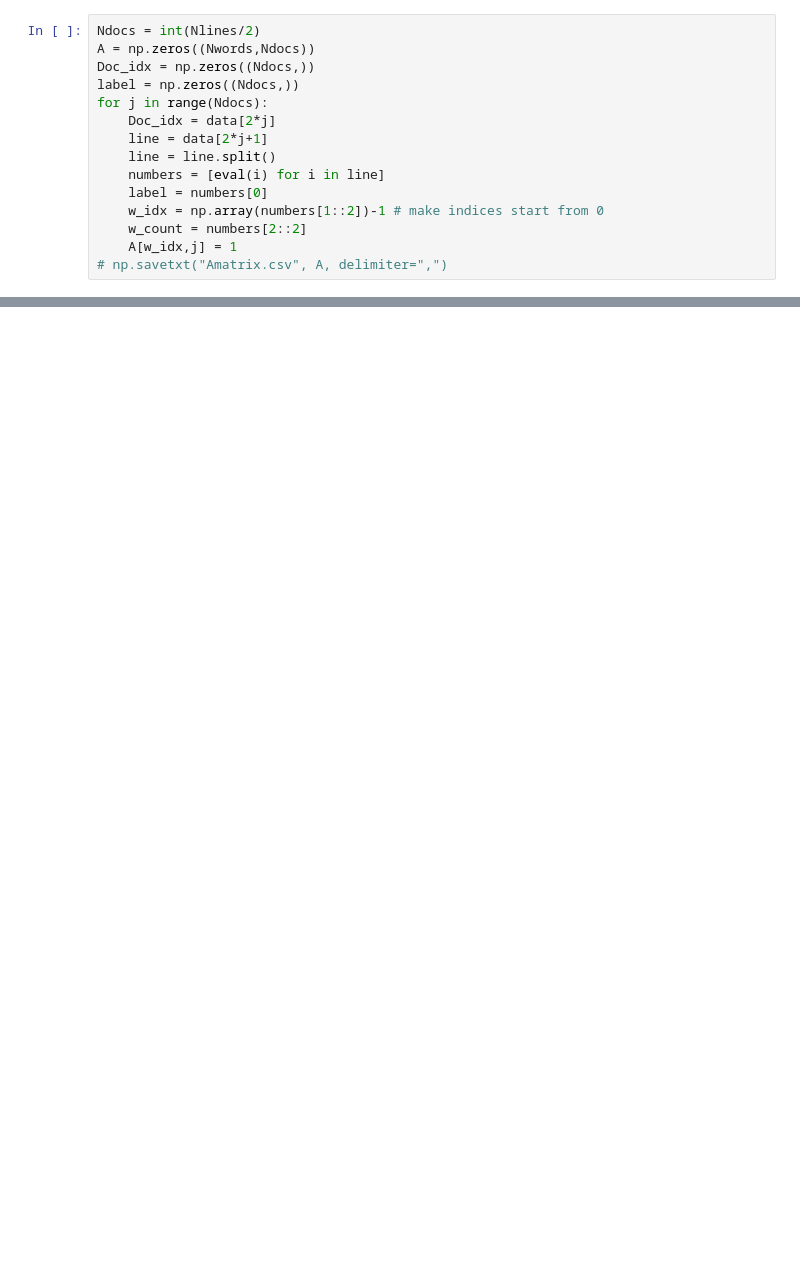
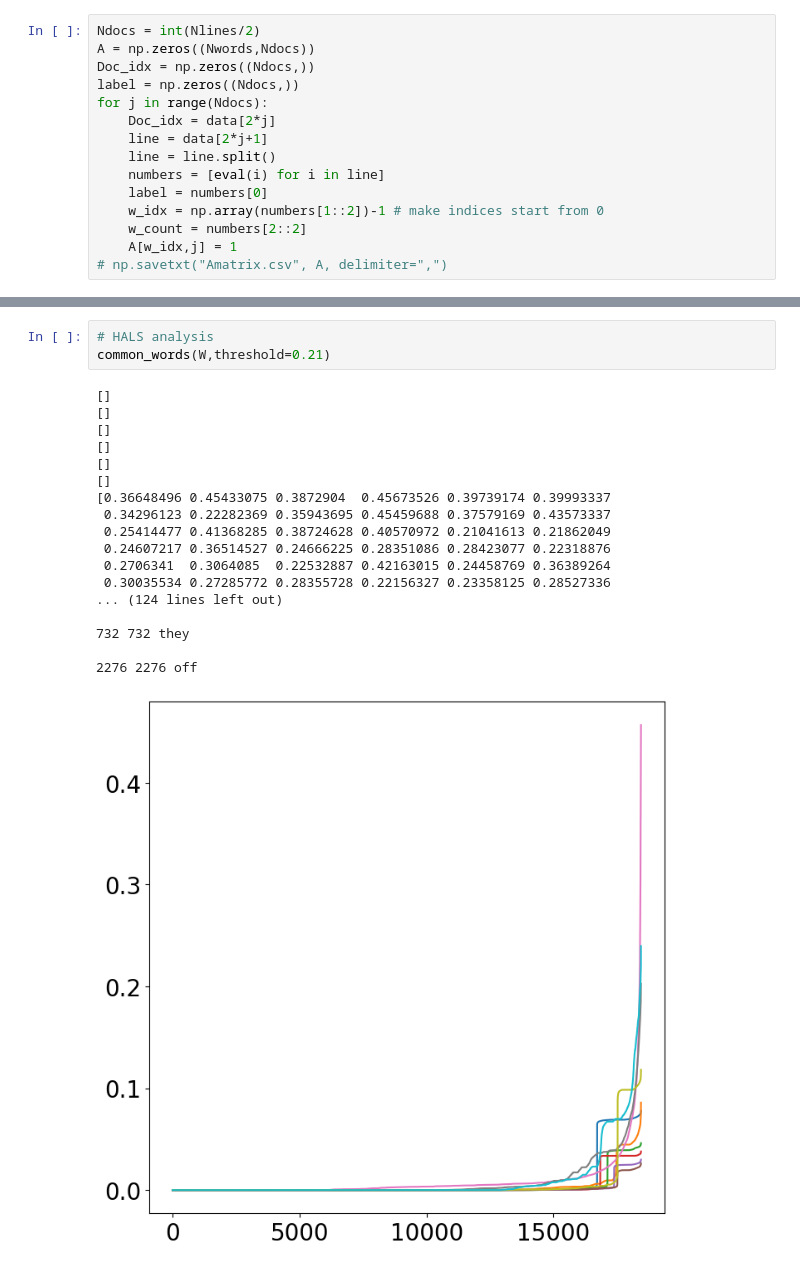
Before and after one commit to RokettoJanpu/scientific-computing-1-redux, a Jupyter notebook: hw6.ipynb, the cells around one changed output, grey strips where cells are left out. Saved outputs shown, nothing was run; the diff lists cells and outputs as text; blank space fills up the shorter version.

```diff
--- a/hw6.ipynb
+++ b/hw6.ipynb
@@ -113,0 +189,22 @@ for i in range(len)
+# %%
+# HALS analysis
+common_words(W,threshold=0.21)
+# %% [output]
+[]
+[]
+[]
+[]
+[]
+[]
+[0.36648496 0.45433075 0.3872904  0.45673526 0.39739174 0.39993337
+ 0.34296123 0.22282369 0.35943695 0.45459688 0.37579169 0.43573337
+ 0.25414477 0.41368285 0.38724628 0.40570972 0.21041613 0.21862049
+ 0.24607217 0.36514527 0.24666225 0.28351086 0.28423077 0.22318876
+ 0.2706341  0.3064085  0.22532887 0.42163015 0.24458769 0.36389264
+ 0.30035534 0.27285772 0.28355728 0.22156327 0.23358125 0.28527336
+... (124 lines left out)
+
+732 732 they
+
+2276 2276 off
+[figure, added]
```
Also changed, not shown: parts of 9 cells of this notebook, 6 other files.
